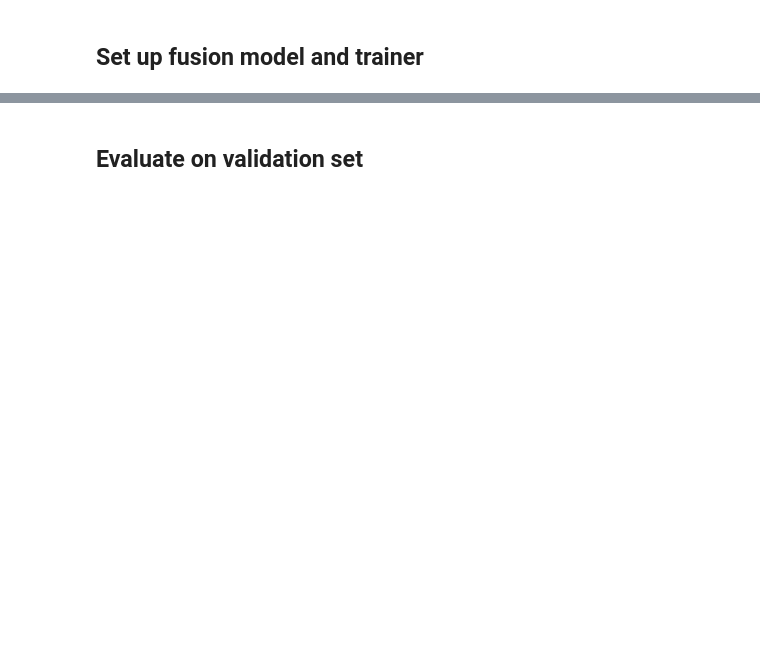
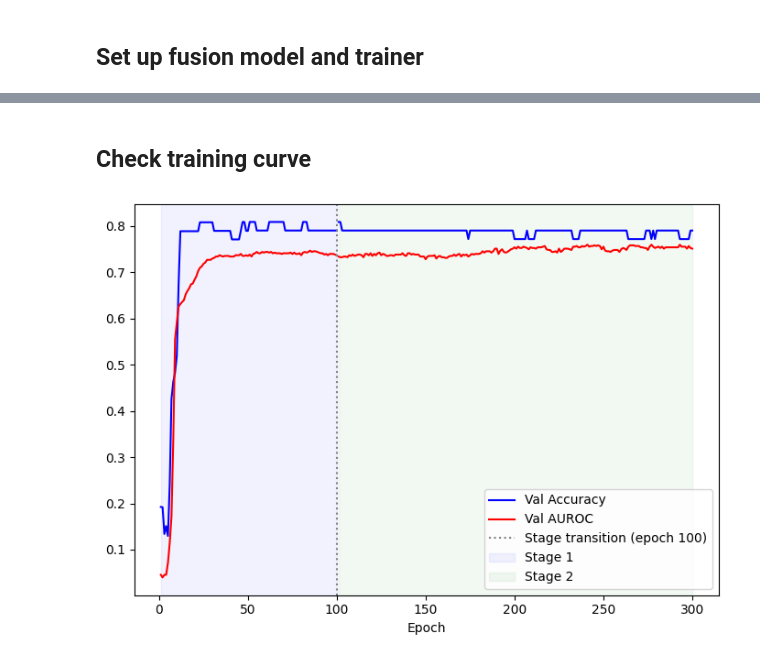
Before and after one commit to rohitkt10/cardioverse-minimal, a Jupyter notebook: notebooks/03_multiview_fusion.ipynb, the cells around one changed output, grey strips where cells are left out. Saved outputs shown, nothing was run; the diff lists cells and outputs as text; code cells hidden in the pictures; blank space fills up the shorter version.

```diff
--- a/notebooks/03_multiview_fusion.ipynb
+++ b/notebooks/03_multiview_fusion.ipynb
@@ -114,7 +114,7 @@ hidden_dim = 100
 dropout = 0.5
 batch_size = 64
 nepochs = 250
-lr = 5e-5
+lr = 5e-4
 lmbda_l1 = 1e-3
 lmbda_l2 = 1e-3
 
@@ -232,2 +230,32 @@ fusion_history = fusion_trainer.fit(train_dataset_mv, val_dataset_mv, fusion_tra
-# %% [markdown]
-## Evaluate on validation set
+# %% [markdown]
+## Check training curve
+# %%
+h1 = fusion_history[0]
+h2 = fusion_history[1]
+M1 = len(h1['val_acc'])
+M2 = len(h2['val_acc'])
+epochs_s1 = np.arange(1, M1 + 1)
+epochs_s2 = np.arange(M1 + 1, M1 + M2 + 1)
+fig, ax = plt.subplots(figsize=(7, 5))
+
+# Stage 1
+ax.plot(epochs_s1, h1['val_acc'],   color='blue', label='Val Accuracy')
+ax.plot(epochs_s1, h1['val_auroc'], color='red',  label='Val AUROC')
+
+# Stage 2
+ax.plot(epochs_s2, h2['val_acc'],   color='blue', linestyle='-')
+ax.plot(epochs_s2, h2['val_auroc'], color='red',  linestyle='-')
+
+# Mark the transition
+ax.axvline(x=M1, color='gray', linestyle=':', linewidth=1.5, label=f'Stage transition (epoch {M1})')
+
+# Shade the two stages
+ax.axvspan(1,      M1,      alpha=0.05, color='blue', label='Stage 1')
+ax.axvspan(M1 + 1, M1 + M2, alpha=0.05, color='green', label='Stage 2')
+
+ax.set_xlabel('Epoch')
+ax.legend()
+plt.tight_layout()
+plt.show()
+# %% [output]
+[figure, added]
```
Also changed, not shown: parts of 16 cells of this notebook, 5 other files.
